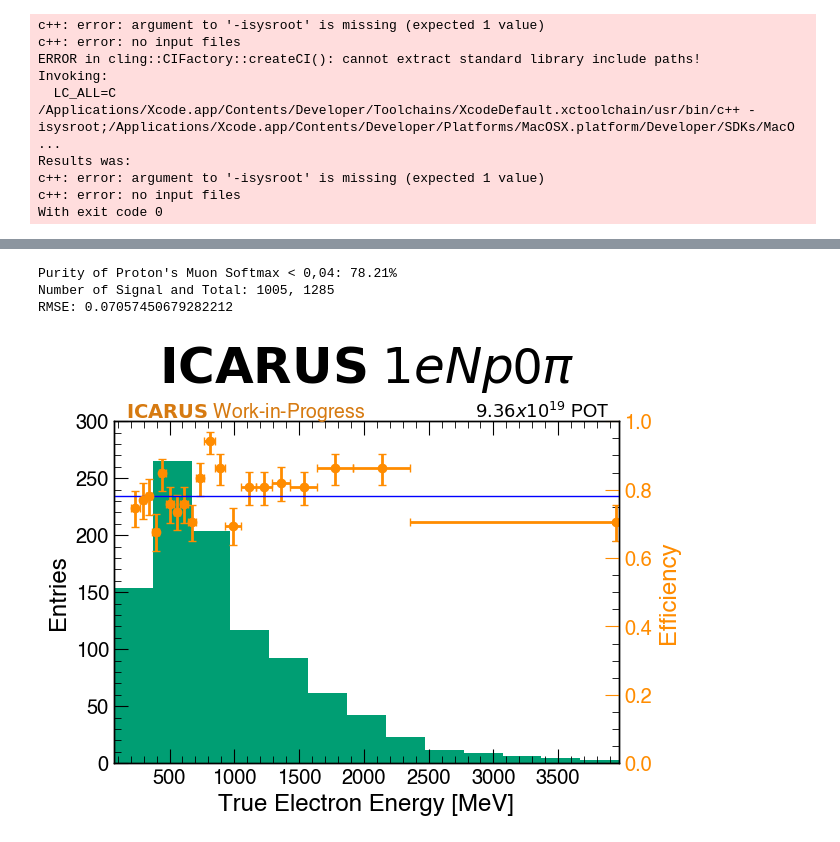
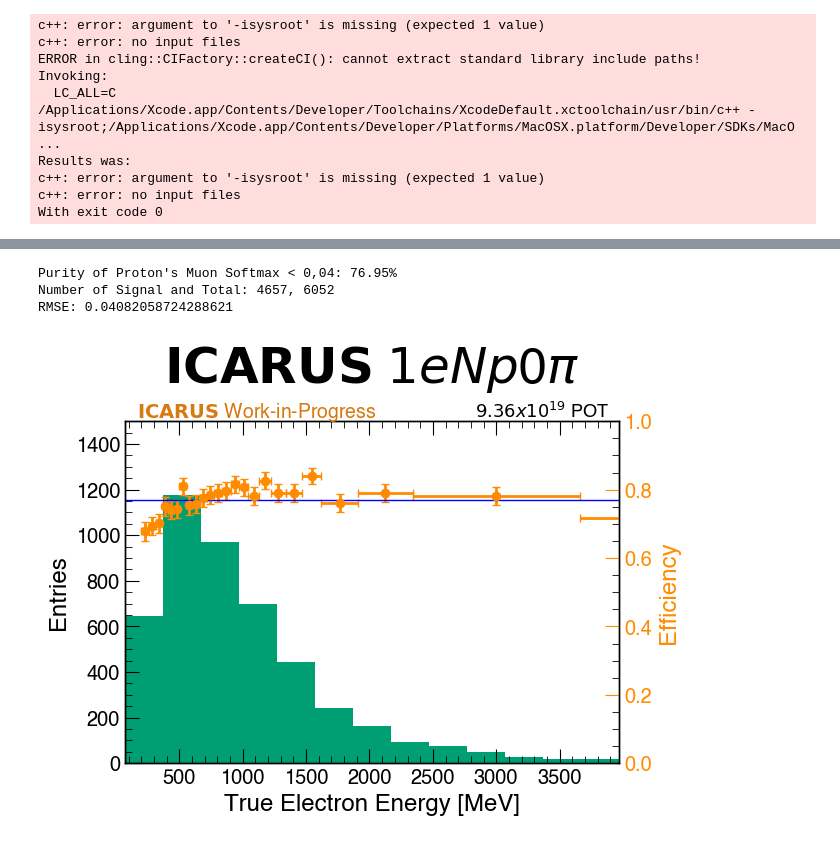
Before and after one commit to dacarber/medulla, a Jupyter notebook: spineplot/Efficiency_plots.ipynb, the cells around one changed output, grey strips where cells are left out. Cells and saved outputs as stored; diff of their text form; code cells hidden in the pictures.

```diff
--- a/spineplot/Efficiency_plots.ipynb
+++ b/spineplot/Efficiency_plots.ipynb
@@ -28,6 +28,6 @@ c++: error: argument to '-isysroot' is missing (expected 1 value)
 c++: error: no input files
 With exit code 0
 # %%
-file = uproot.open('/Users/danielcarber/Documents/ICARUS/purity_mc.root')
+file = uproot.open('/Users/danielcarber/Documents/ICARUS/nue_mc.root')
 print(file.keys())
 # %% [output]
@@ -329,7 +329,7 @@ plt.style.use('styles/muon2024_colorswap.mplstyle')
 
 fig, ax1 = plt.subplots()
 variable = "true_electron_pT_mag"
-bins = [0,1120,75]
+bins = [0,1120,100]
 purity = len(cut_muon)/(len(signal))
 
 eff, var, unc = get_eff_bins_same(signal,cut_muon,variable,bins = bins)
@@ -357,7 +357,7 @@ ax2.set_ylabel("Efficiency",color = 'darkorange')
 ax1.set_ylabel("Entries")
 plt.title(r"$\bf{ICARUS}$ $1eNp$0$\pi$")
 plt.xlim(bins[0], bins[1])
-ax1.set_ylim(0, 200)
+ax1.set_ylim(0, 1000)
 ax2.set_ylim(0, 1)
 yrange = [0,1]
 usey = yrange[1] + 0.01*(yrange[1] - yrange[0]) + 0*(yrange[1] - yrange[0])
@@ -384,7 +389,7 @@ plt.style.use('styles/muon2024_colorswap.mplstyle')
 fig, ax1 = plt.subplots()
 variable = "true_electron_energy"
 bins = [70,3970,300]
-bins_eff = [70,3970,50]
+bins_eff = [70,3970,200]
 purity = len(cut_muon)/(len(signal))
 
 eff, var, unc = get_eff_bins_same(signal,cut_muon,variable,bins = bins_eff)
@@ -406,38 +411,38 @@ ax2.errorbar(scatter_x, scatter_y,yerr=y_err,xerr=x_err, capsize=3, color='darko
 ax2.hlines(y=purity, xmin=0, xmax=10000, color='b', linestyle='-', linewidth=1)
 ax2.tick_params(axis='y', colors='darkorange')
 ax1.set_xlabel("True Electron Energy [MeV]")
 ax2.set_ylabel("Efficiency",color = 'darkorange')
 ax1.set_ylabel("Entries")
 plt.title(r"$\bf{ICARUS}$ $1eNp$0$\pi$")
 plt.xlim(bins[0], bins[1])
-ax1.set_ylim(0, 300)
+ax1.set_ylim(0, 1500)
 ax2.set_ylim(0, 1)
 yrange = [0,1]
 usey = yrange[1] + 0.01*(yrange[1] - yrange[0]) + 0*(yrange[1] - yrange[0])
 xrange = [bins[0],bins[1]]
 usex = xrange[0] + 0.025*(xrange[1] - xrange[0]) + 0*(xrange[1] - xrange[0])
 plt.text(x=usex, y=usey, s=r"$\bf{ICARUS}$ Work-in-Progress", fontsize=14, color='#d67a11')
 usey = yrange[1] + 0.01*(yrange[1] - yrange[0]) + 0*(yrange[1] - yrange[0])
 usex = xrange[1] - 0.02*(xrange[1] - xrange[0])
 plt.text(x=usex, y=usey, s=r"$9.36x10^{19}$ POT", fontsize=13, color='black', horizontalalignment='right')
 
 # Set legend
 #plt.legend(handles_reordered, labels_reordered)
 
 #plt.show()
 plt.savefig("/Users/danielcarber/Documents/ICARUS/NuMI_Nue/Plots/Efficiency_plots/True_electron_energy.png")
 
 
 
 print(f"Purity of Proton's Muon Softmax < 0,04: {purity*100:.2f}%")
 print(f"Number of Signal and Total: {len(cut_muon)}, {len(signal)}")
 rmse = np.sqrt(np.mean(np.subtract(purity,scatter_y) ** 2))
 print("RMSE:",rmse)
 # %% [output]
-Purity of Proton's Muon Softmax < 0,04: 78.21%
-Number of Signal and Total: 1005, 1285
-RMSE: 0.07057450679282212
+Purity of Proton's Muon Softmax < 0,04: 76.95%
+Number of Signal and Total: 4657, 6052
+RMSE: 0.04082058724288621
-[figure, old version]
+[figure, new version]
 # %%
 plt.style.use('styles/muon2024_colorswap.mplstyle')
 
```
Also changed, not shown: parts of 15 cells of this notebook, 1 other file.
